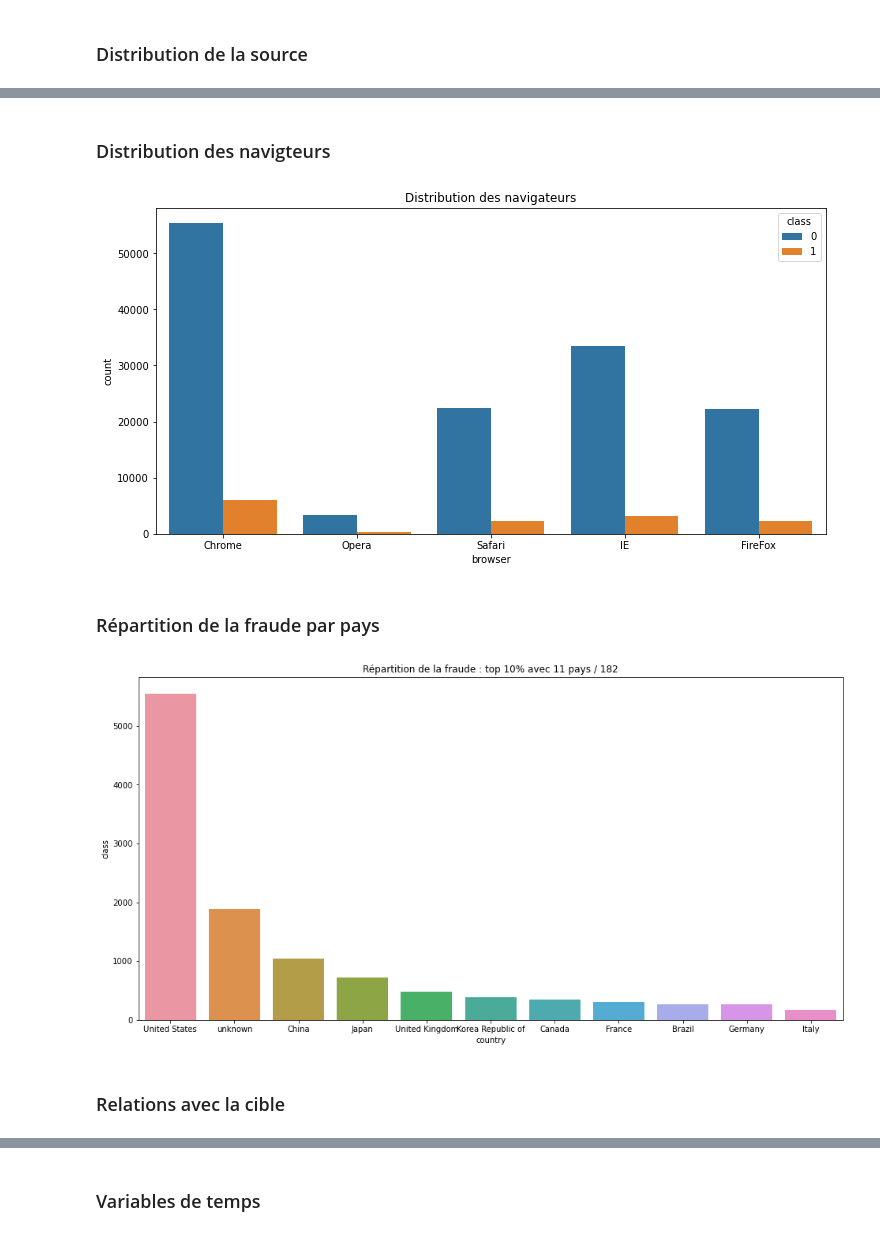
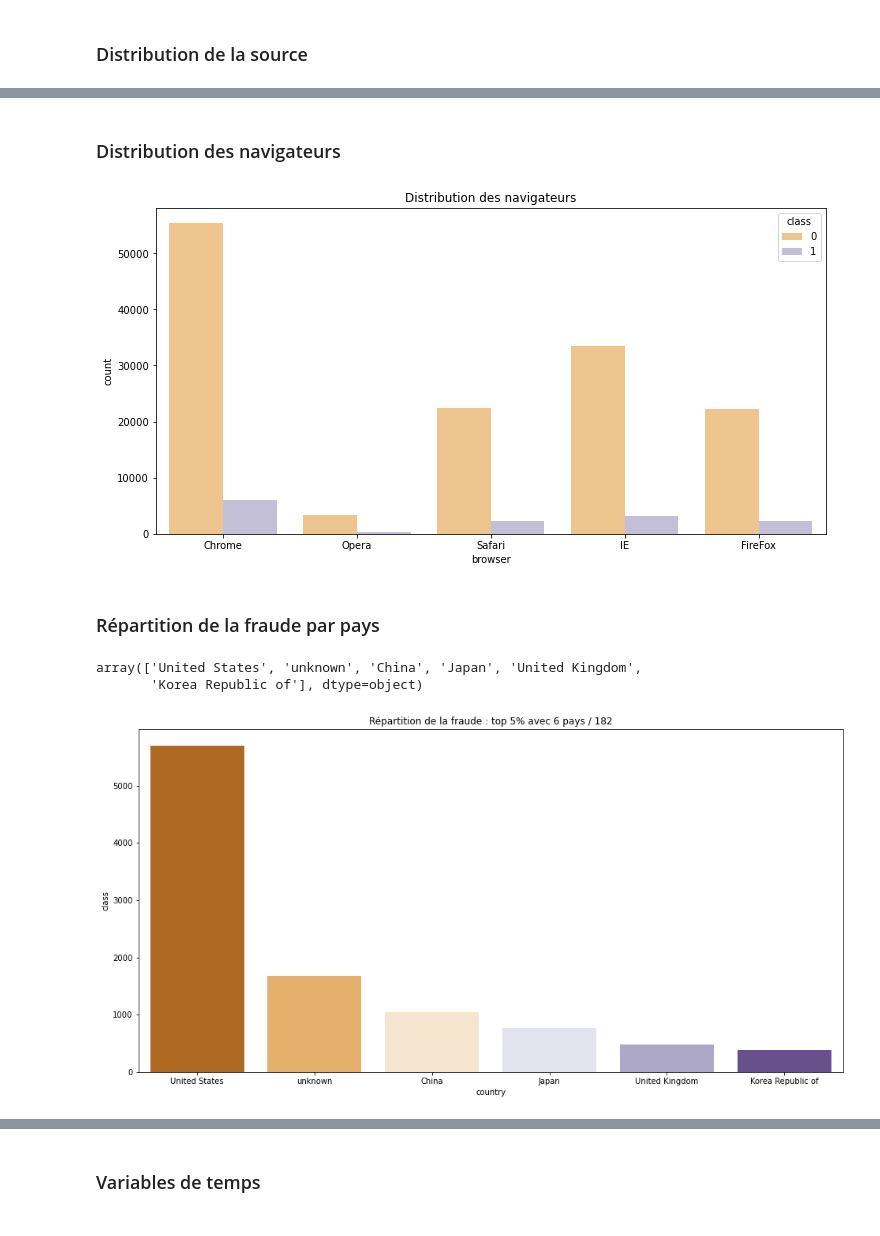
Before and after one commit to thefifthagreement/jedha-fs-s4-project, a Jupyter notebook: fraud_detection_eda.ipynb, the cells around one changed output, grey strips where cells are left out. Saved outputs shown, nothing was run; the diff lists cells and outputs as text; code cells hidden in the pictures.

```diff
--- a/fraud_detection_eda.ipynb
+++ b/fraud_detection_eda.ipynb
@@ -17,8 +18,8 @@ image_dir = join(work_dir, "image")
 # %%
 ip_country = pd.read_csv(join(data_dir, "IpAddress_to_Country.csv"))
-fraud_data = pd.read_csv(join(data_dir, "Fraud_Data.csv"))
+#fraud_data = pd.read_csv(join(data_dir, "Fraud_Data.csv"))
 # fichier déjà pré-traité (datetime, ip_address, country)
-#fraud_data = pd.read_csv(join(data_dir, "fraud_data_country.csv"))
+fraud_data = pd.read_csv(join(data_dir, "fraud_data_country.csv"), index_col=0)
 # %%
 print(f"{ip_country.shape = }, {fraud_data.shape = }")
 # %% [output]
@@ -159,4 +153,0 @@ def get_country(ip, ip_country_dataset):
-# %%
-%%notify
-fraud_data["country"] = fraud_data["ip_address"]
-fraud_data["country"] = fraud_data["country"].apply(get_country, args=(ip_country,))
@@ -318,30 +321,36 @@ plt.show()
 # %% [markdown]
-### Distribution des navigteurs
+### Distribution des navigateurs
 # %%
 fig, ax = plt.subplots(figsize=(12, 6))
 
-sns.countplot(data=fraud_data, x="browser", hue="class", ax=ax)
+sns.countplot(data=fraud_data, x="browser", hue="class", ax=ax, palette='PuOr')
 ax.set_title(f"Distribution des navigateurs")
 
 plt.show()
 #fig.savefig(join(image_dir, 'dist_browser.png'), transparent=False, dpi=80, bbox_inches="tight")
 # %% [output]
-[figure, old version]
+[figure, new version]
 # %% [markdown]
 ### Répartition de la fraude par pays
 # %%
-t = 0.90
-country_count = fraud_data[fraud_data["class"] == 1].groupby("country")["class"].count().sort_values(ascending=False).reset_index()
+t = 0.95
+country_count = (fraud_data[fraud_data["class"] == 1]
+                 .groupby("country")["class"]
+                 .count()
+                 .sort_values(ascending=False).reset_index())
+
 country_count = country_count[country_count["class"] > country_count["class"].quantile(t)]
+country_count["country"].values
+# %% [output]
+array(['United States', 'unknown', 'China', 'Japan', 'United Kingdom',
+       'Korea Republic of'], dtype=object)
 # %%
 fig, ax = plt.subplots(figsize=(16, 8))
 
-sns.barplot(data=country_count, x="country", y="class", ax=ax)
+sns.barplot(data=country_count, x="country", y="class", ax=ax, palette='PuOr')
 ax.set_title(f"Répartition de la fraude : top {1-t:.0%} avec {len(country_count)} pays / {fraud_data['country'].nunique()}")
 
 plt.show()
 #fig.savefig(join(image_dir, 'dist_pays.png'), transparent=False, dpi=80, bbox_inches="tight")
 # %% [output]
-[figure, old version]
+[figure, new version]
-# %% [markdown]
-### Relations avec la cible
```
Also changed, not shown: parts of 30 cells of this notebook, 3 other files.
